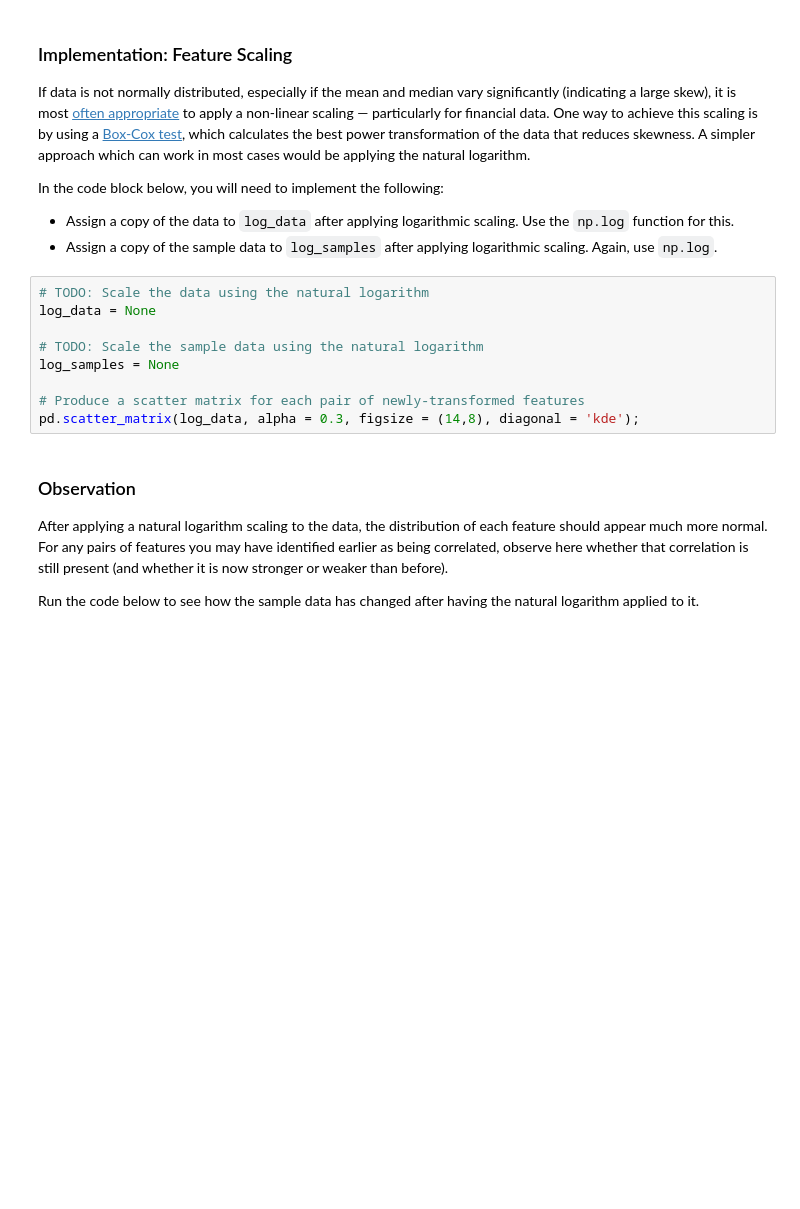
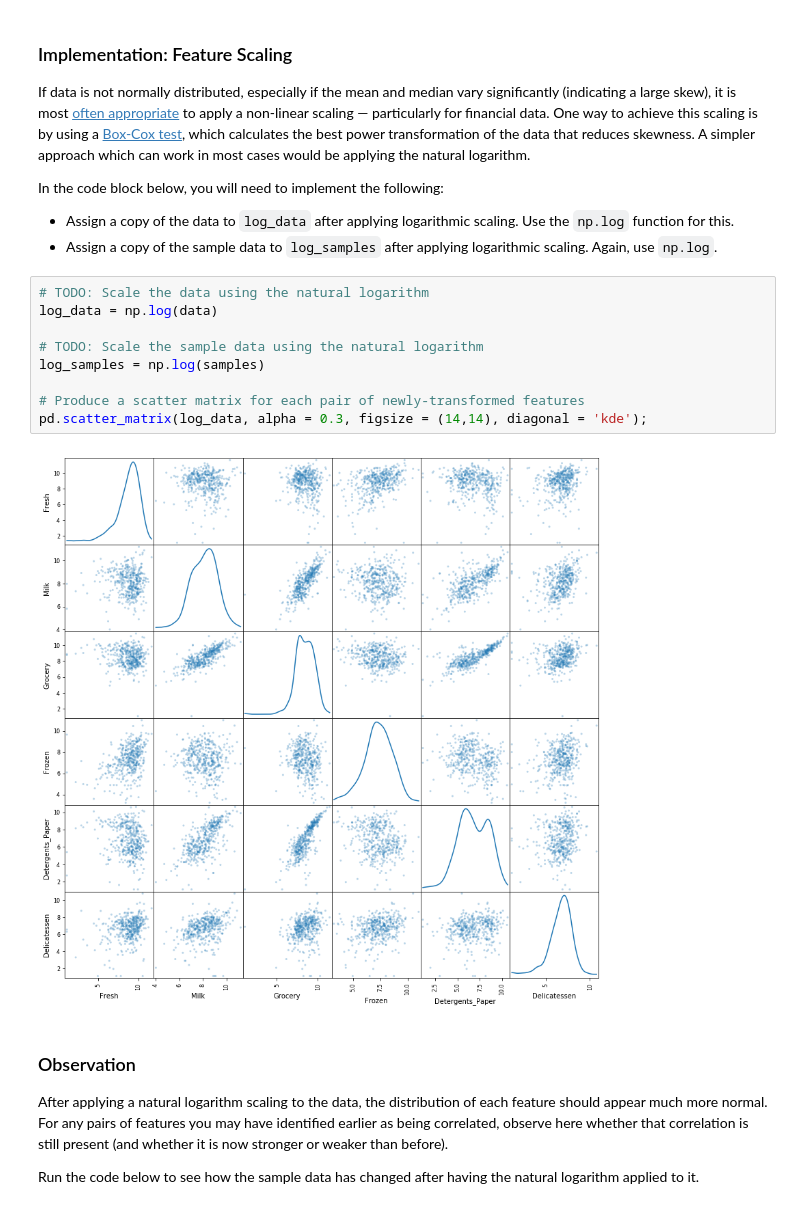
Before and after one commit to astelmashenko/ndml, a Jupyter notebook: projects/customer_segments/customer_segments.ipynb, the cells around one changed output. Saved outputs shown, nothing was run; the diff lists cells and outputs as text; blank space fills up the shorter version.

```diff
--- a/projects/customer_segments/customer_segments.ipynb
+++ b/projects/customer_segments/customer_segments.ipynb
@@ -197,13 +197,15 @@ In the code block below, you will need to implement the following:
  - Assign a copy of the sample data to `log_samples` after applying logarithmic scaling. Again, use `np.log`.
 # %%
 # TODO: Scale the data using the natural logarithm
-log_data = None
+log_data = np.log(data)
 
 # TODO: Scale the sample data using the natural logarithm
-log_samples = None
+log_samples = np.log(samples)
 
 # Produce a scatter matrix for each pair of newly-transformed features
-pd.scatter_matrix(log_data, alpha = 0.3, figsize = (14,8), diagonal = 'kde');
+pd.scatter_matrix(log_data, alpha = 0.3, figsize = (14,14), diagonal = 'kde');
+# %% [output]
+[figure, added]
 # %% [markdown]
 ### Observation
 After applying a natural logarithm scaling to the data, the distribution of each feature should appear much more normal. For any pairs of features you may have identified earlier as being correlated, observe here whether that correlation is still present (and whether it is now stronger or weaker than before).
```
Also changed, not shown: parts of 3 cells of this notebook.
